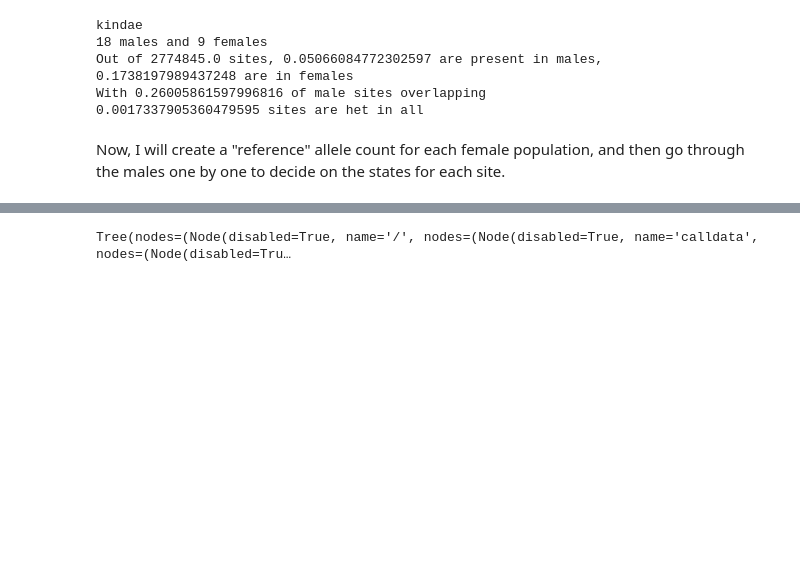
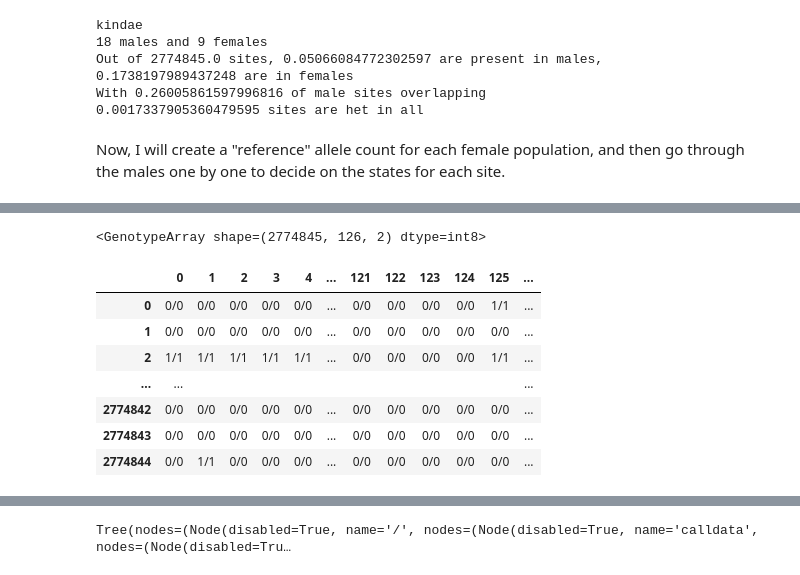
Before and after one commit to erikfogh/baboon_analysis, a Jupyter notebook: notebooks/dp05_male_x_cleaning.ipynb, the cells around one changed output, grey strips where cells are left out. Saved outputs shown, nothing was run; the diff lists cells and outputs as text; code cells hidden in the pictures; blank space fills up the shorter version.

```diff
--- a/notebooks/dp05_male_x_cleaning.ipynb
+++ b/notebooks/dp05_male_x_cleaning.ipynb
@@ -144,0 +198,12 @@ Fixed female: 56649, Het sites in male 70629, percentage 0.8020643078622096
+# %%
+gt_merged
+# %% [output]
+<GenotypeArray shape=(2774845, 126, 2) dtype=int8>
+|  | 0 | 1 | 2 | 3 | 4 | ... | 121 | 122 | 123 | 124 | 125 | ... |
+| 0 | 0/0 | 0/0 | 0/0 | 0/0 | 0/0 | ... | 0/0 | 0/0 | 0/0 | 0/0 | 1/1 | ... |
+| 1 | 0/0 | 0/0 | 0/0 | 0/0 | 0/0 | ... | 0/0 | 0/0 | 0/0 | 0/0 | 0/0 | ... |
+| 2 | 1/1 | 1/1 | 1/1 | 1/1 | 1/1 | ... | 0/0 | 0/0 | 0/0 | 0/0 | 1/1 | ... |
+| ... | ... |  |  |  |  |  |  |  |  |  |  | ... |
+| 2774842 | 0/0 | 0/0 | 0/0 | 0/0 | 0/0 | ... | 0/0 | 0/0 | 0/0 | 0/0 | 0/0 | ... |
+| 2774843 | 0/0 | 0/0 | 0/0 | 0/0 | 0/0 | ... | 0/0 | 0/0 | 0/0 | 0/0 | 0/0 | ... |
+| 2774844 | 0/0 | 1/1 | 0/0 | 0/0 | 0/0 | ... | 0/0 | 0/0 | 0/0 | 0/0 | 0/0 | ... |
```
Also changed, not shown: parts of 19 cells of this notebook, 8 other files.
